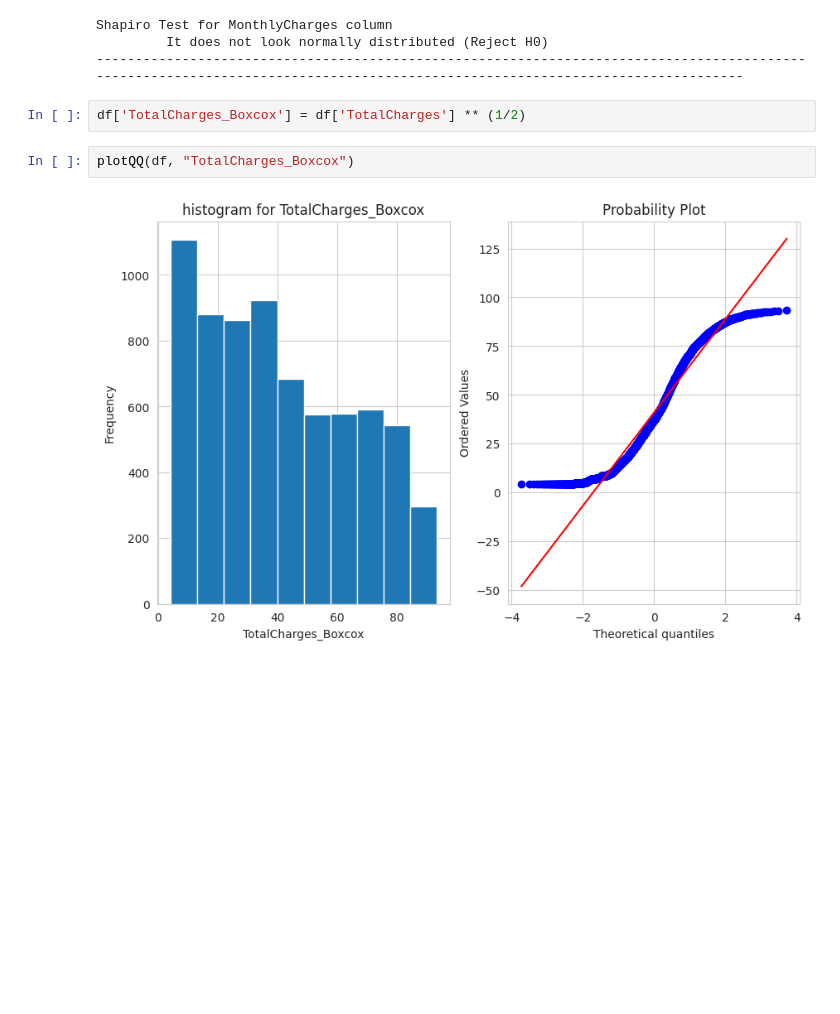
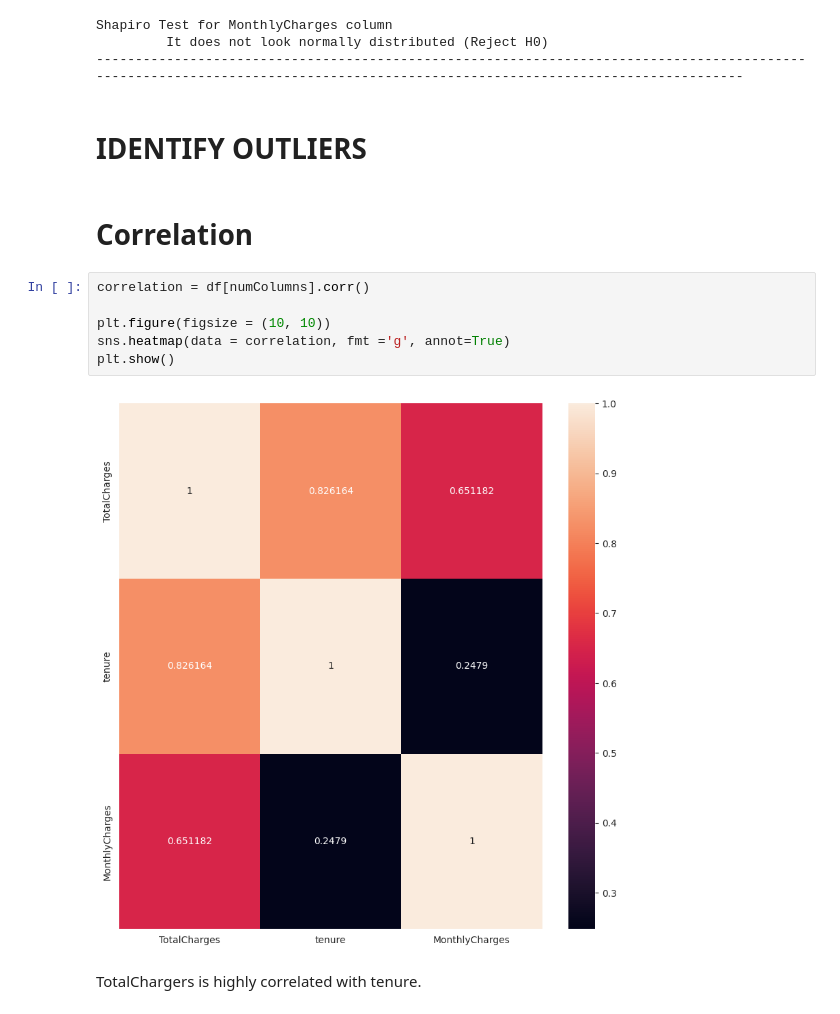
Before and after one commit to pinilDissanayaka/Telecom-Customer-Churn-prediction, a Jupyter notebook: Scripts/ Notebook.ipynb, the cells around one changed output. Cells and saved outputs as stored; diff of their text form; blank space fills up the shorter version.

```diff
--- a/Scripts/ Notebook.ipynb
+++ b/Scripts/ Notebook.ipynb
@@ -655,9 +657,17 @@ Shapiro Test for tenure column
 Shapiro Test for MonthlyCharges column
          It does not look normally distributed (Reject H0)
 ------------------------------------------------------------------------------------------------------------------------------------------------------------------------------
-# %%
-df['TotalCharges_Boxcox'] = df['TotalCharges'] ** (1/2)
-# %%
-plotQQ(df, "TotalCharges_Boxcox")
-# %% [output]
-[figure, removed]
+# %% [markdown]
+# **IDENTIFY OUTLIERS**
+# %% [markdown]
+# **Correlation**
+# %%
+correlation = df[numColumns].corr()
+
+plt.figure(figsize = (10, 10))
+sns.heatmap(data = correlation, fmt ='g', annot=True)
+plt.show()
+# %% [output]
+[figure, added]
+# %% [markdown]
+TotalChargers is highly correlated with tenure.
```
Also changed, not shown: parts of 2 cells of this notebook.
